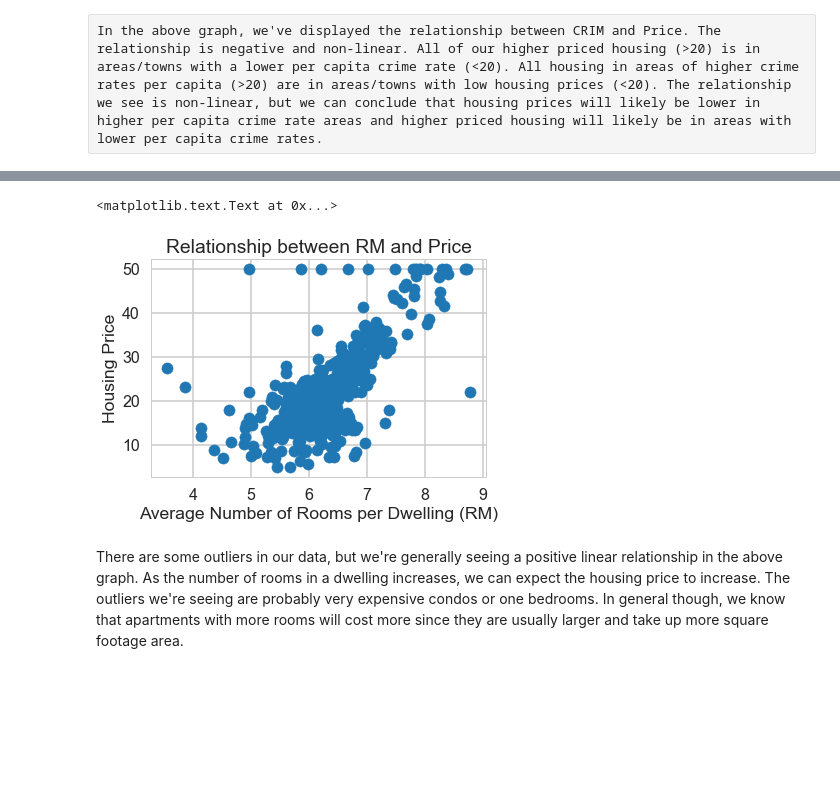
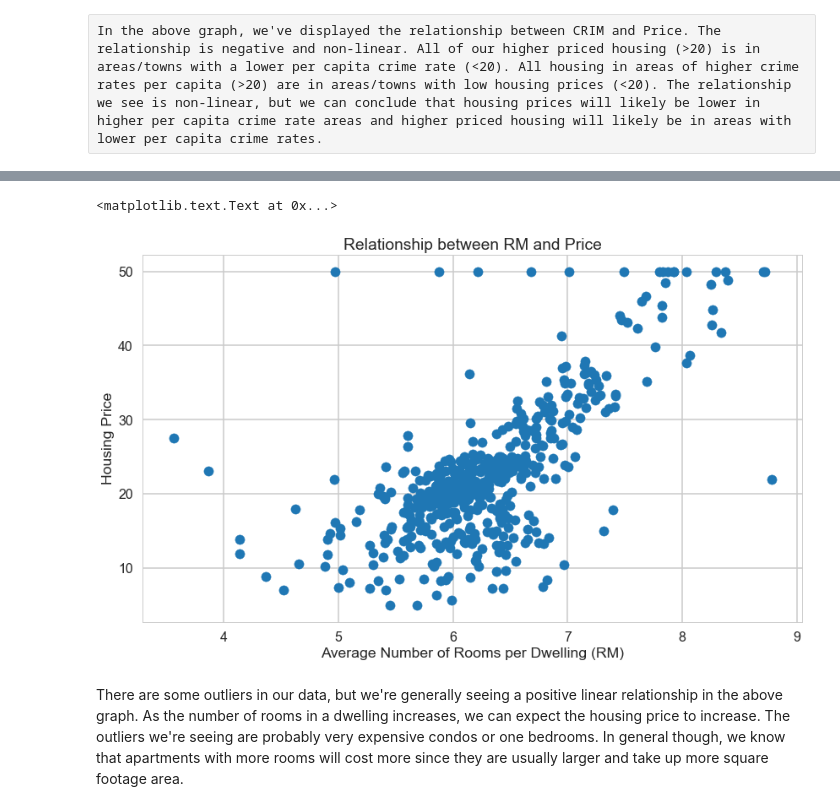
Before and after one commit to isabelvanzijl/Springboard_Other, a Jupyter notebook: Linear_Regression/Mini_Project_Linear_Regression.ipynb, the cells around one changed output, grey strips where cells are left out. Drawn from its saved outputs; the diff is of its cells as text; code cells hidden in the pictures; blank space fills up the shorter version.

```diff
--- a/Linear_Regression/Mini_Project_Linear_Regression.ipynb
+++ b/Linear_Regression/Mini_Project_Linear_Regression.ipynb
@@ -294,13 +295,14 @@ bos.describe()
 | max | 88.976200 | 100.000000 | 27.740000 | 1.000000 | 0.871000 | 8.780000 | 100.000000 | 12.126500 | 24.000000 | 711.000000 | 22.000000 | ... |
 # %%
 # your turn: scatter plot between *RM* and *PRICE*
+plt.figure(figsize=(14,8))
 plt.scatter(bos.RM, bos.PRICE)
 plt.xlabel("Average Number of Rooms per Dwelling (RM)")
 plt.ylabel("Housing Price")
 plt.title("Relationship between RM and Price")
 # %% [output]
 <matplotlib.text.Text at 0x...>
-[figure, old version]
+[figure, new version]
 # %% [markdown]
 There are some outliers in our data, but we're generally seeing a positive linear relationship in the above graph. As the number of rooms in a dwelling increases, we can expect the housing price to increase. The outliers we're seeing are probably very expensive condos or one bedrooms. In general though, we know that apartments with more rooms will cost more since they are usually larger and take up more square footage area.
 # %%
```
Also changed, not shown: parts of 28 cells of this notebook.
